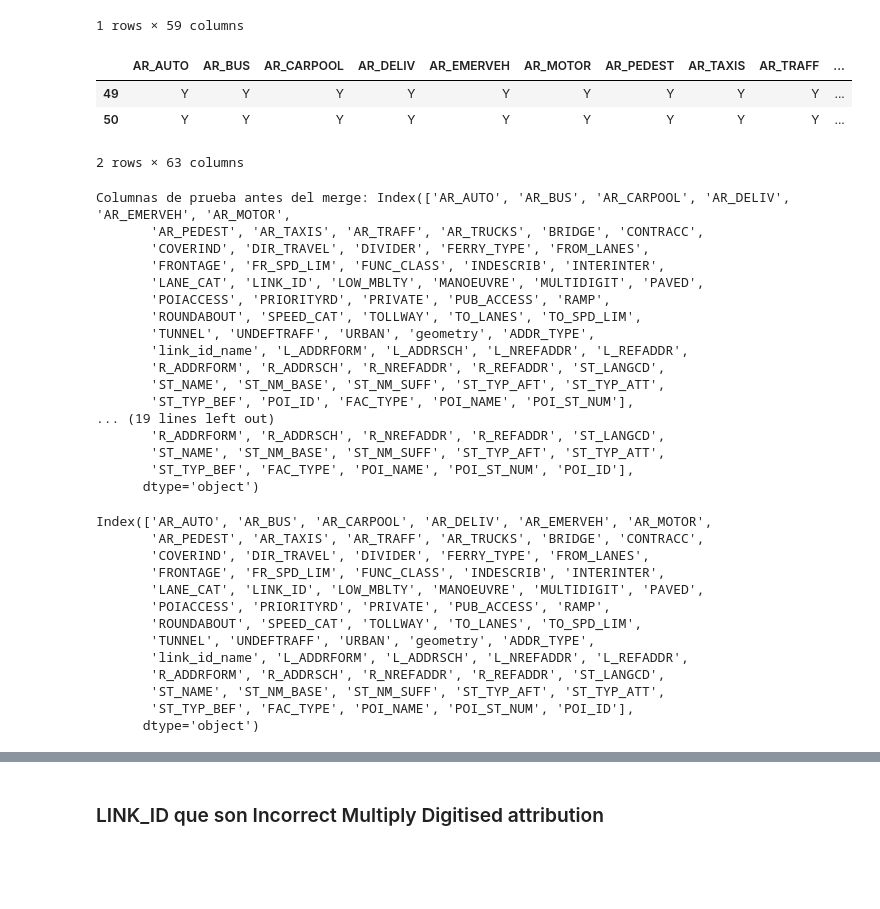
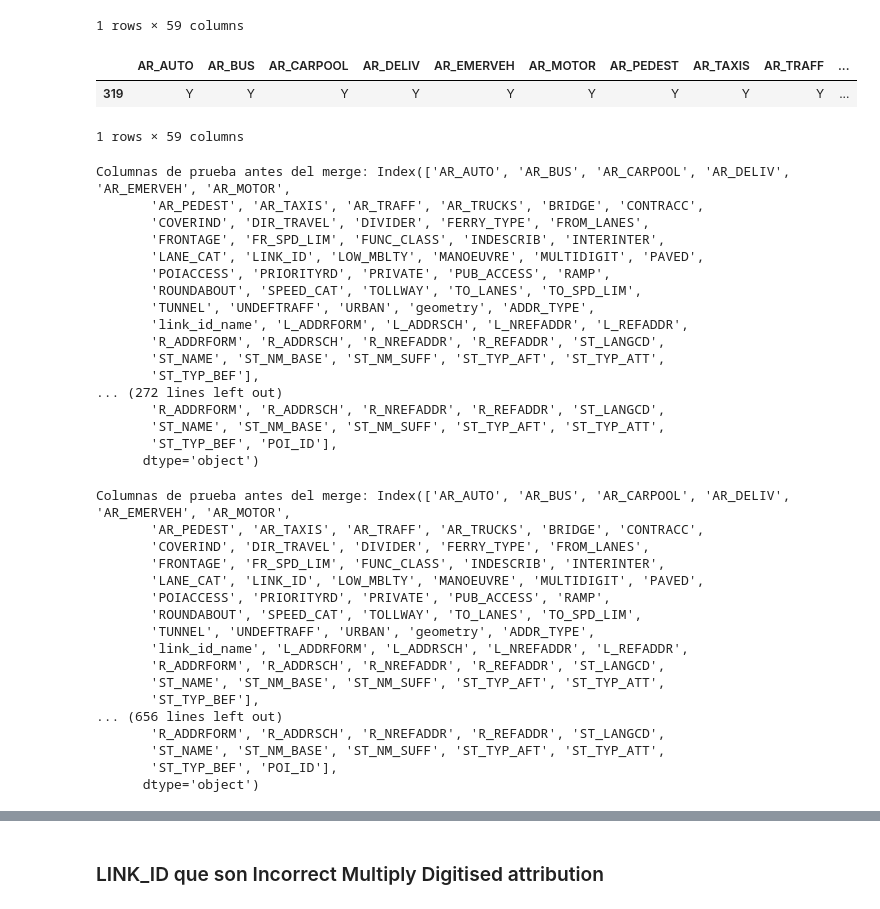
Before and after one commit to nachooglpz/Guadalahacks, a Jupyter notebook: datos_potaxie.ipynb, the cells around one changed output, grey strips where cells are left out. Cells and saved outputs as stored; diff of their text form; code cells hidden in the pictures; blank space fills up the shorter version.

```diff
--- a/datos_potaxie.ipynb
+++ b/datos_potaxie.ipynb
@@ -113,5 +113,7 @@ Index(['AR_AUTO', 'AR_BUS', 'AR_CARPOOL', 'AR_DELIV', 'AR_EMERVEH', 'AR_MOTOR',
 # %% [markdown]
 * para poder hacer el merge, cambiemos el nombre de link_id_info a LINK_ID (el mismo que el de pois)
 # %%
-df_4815075.rename(columns = {"link_id_info": "LINK_ID"}, inplace= True)
+# df_4815075.rename(columns = {"link_id_info": "LINK_ID"}, inplace= True)
+for sec in seccions:
+    merged_dict[sec].rename(columns = {"link_id_info": "LINK_ID"}, inplace= True)
 # %%
@@ -124,4 +126,7 @@ Name: count, dtype: int64
 # %%
 # lets just keep with the links which are multidigit == Y for each data
 df_4815075 = df_4815075[df_4815075["MULTIDIGIT"] == "Y"]
+
+for sec in seccions:
+    merged_dict[sec] = merged_dict[sec][merged_dict[sec]["MULTIDIGIT"] == "Y"]
 # %%
@@ -177,33 +217,31 @@ prueba = df_4815075.merge(df_pois_4815075, on="LINK_ID", how="left")
 # %%
-prueba[prueba["LINK_ID"] == 702722866]
+merged_dict[4815075][merged_dict[4815075]["LINK_ID"] == 702722866]
 # %% [output]
 |  | AR_AUTO | AR_BUS | AR_CARPOOL | AR_DELIV | AR_EMERVEH | AR_MOTOR | AR_PEDEST | AR_TAXIS | AR_TRAFF | ... |
-| 49 | Y | Y | Y | Y | Y | Y | Y | Y | Y | ... |
-| 50 | Y | Y | Y | Y | Y | Y | Y | Y | Y | ... |
+| 319 | Y | Y | Y | Y | Y | Y | Y | Y | Y | ... |
-2 rows × 63 columns
+1 rows × 59 columns
 # %%
-prueba.columns
+for sec in seccions:
+    # Carga el archivo con los POIs
+    poi_link_data = pd.read_csv(rf'{route}POIs/POI_{sec}.csv')
 
-# Carga el archivo con los POIs
-poi_link_data = pd.read_csv(rf'{route}POIs/POI_4815075.csv')
+    # Verifica las columnas de ambos DataFrames
+    print("Columnas de prueba antes del merge:", merged_dict[sec].columns)
+    print("Columnas de poi_link_data:", poi_link_data.columns)
 
-# Verifica las columnas de ambos DataFrames
-print("Columnas de prueba antes del merge:", prueba.columns)
-print("Columnas de poi_link_data:", poi_link_data.columns)
+    # Renombra o elimina la columna conflictiva en 'prueba' si existe
+    if "POI_ID" in merged_dict[sec].columns:
+        merged_dict[sec] = merged_dict[sec].drop(columns=["POI_ID"])  # Elimina la columna conflictiva
 
-# Renombra o elimina la columna conflictiva en 'prueba' si existe
-if "POI_ID" in prueba.columns:
-    prueba = prueba.drop(columns=["POI_ID"])  # Elimina la columna conflictiva
+    # Realiza el merge con un subconjunto de columnas
+    merged_dict[sec] = merged_dict[sec].merge(poi_link_data[["LINK_ID", "POI_ID"]], on="LINK_ID", how="left")
 
-# Realiza el merge con un subconjunto de columnas
-prueba = prueba.merge(poi_link_data[["LINK_ID", "POI_ID"]], on="LINK_ID", how="left")
+    # Verifica las columnas después del merge
+    print("Columnas después del merge:", merged_dict[sec].columns)
 
-# Verifica las columnas después del merge
-print("Columnas después del merge:", prueba.columns)
-
-# Filtra para dejar solo los LINK_IDs que tienen al menos un POI_ID
-prueba = prueba[prueba["POI_ID"].notnull()]
-prueba.columns
+    # Filtra para dejar solo los LINK_IDs que tienen al menos un POI_ID
+    merged_dict[sec] = merged_dict[sec][merged_dict[sec]["POI_ID"].notnull()]
+    print(merged_dict[sec].columns)
 # %% [output]
 Columnas de prueba antes del merge: Index(['AR_AUTO', 'AR_BUS', 'AR_CARPOOL', 'AR_DELIV', 'AR_EMERVEH', 'AR_MOTOR',
        'AR_PEDEST', 'AR_TAXIS', 'AR_TRAFF', 'AR_TRUCKS', 'BRIDGE', 'CONTRACC',
@@ -216,13 +254,13 @@ Columnas de prueba antes del merge: Index(['AR_AUTO', 'AR_BUS', 'AR_CARPOOL', 'A
        'link_id_name', 'L_ADDRFORM', 'L_ADDRSCH', 'L_NREFADDR', 'L_REFADDR',
        'R_ADDRFORM', 'R_ADDRSCH', 'R_NREFADDR', 'R_REFADDR', 'ST_LANGCD',
        'ST_NAME', 'ST_NM_BASE', 'ST_NM_SUFF', 'ST_TYP_AFT', 'ST_TYP_ATT',
-       'ST_TYP_BEF', 'POI_ID', 'FAC_TYPE', 'POI_NAME', 'POI_ST_NUM'],
-... (19 lines left out)
+       'ST_TYP_BEF'],
+... (272 lines left out)
        'R_ADDRFORM', 'R_ADDRSCH', 'R_NREFADDR', 'R_REFADDR', 'ST_LANGCD',
        'ST_NAME', 'ST_NM_BASE', 'ST_NM_SUFF', 'ST_TYP_AFT', 'ST_TYP_ATT',
-       'ST_TYP_BEF', 'FAC_TYPE', 'POI_NAME', 'POI_ST_NUM', 'POI_ID'],
+       'ST_TYP_BEF', 'POI_ID'],
       dtype='object')
-Index(['AR_AUTO', 'AR_BUS', 'AR_CARPOOL', 'AR_DELIV', 'AR_EMERVEH', 'AR_MOTOR',
+Columnas de prueba antes del merge: Index(['AR_AUTO', 'AR_BUS', 'AR_CARPOOL', 'AR_DELIV', 'AR_EMERVEH', 'AR_MOTOR',
        'AR_PEDEST', 'AR_TAXIS', 'AR_TRAFF', 'AR_TRUCKS', 'BRIDGE', 'CONTRACC',
        'COVERIND', 'DIR_TRAVEL', 'DIVIDER', 'FERRY_TYPE', 'FROM_LANES',
        'FRONTAGE', 'FR_SPD_LIM', 'FUNC_CLASS', 'INDESCRIB', 'INTERINTER',
@@ -233,7 +271,11 @@ Index(['AR_AUTO', 'AR_BUS', 'AR_CARPOOL', 'AR_DELIV', 'AR_EMERVEH', 'AR_MOTOR',
        'link_id_name', 'L_ADDRFORM', 'L_ADDRSCH', 'L_NREFADDR', 'L_REFADDR',
        'R_ADDRFORM', 'R_ADDRSCH', 'R_NREFADDR', 'R_REFADDR', 'ST_LANGCD',
        'ST_NAME', 'ST_NM_BASE', 'ST_NM_SUFF', 'ST_TYP_AFT', 'ST_TYP_ATT',
-       'ST_TYP_BEF', 'FAC_TYPE', 'POI_NAME', 'POI_ST_NUM', 'POI_ID'],
+       'ST_TYP_BEF'],
+... (656 lines left out)
+       'R_ADDRFORM', 'R_ADDRSCH', 'R_NREFADDR', 'R_REFADDR', 'ST_LANGCD',
+       'ST_NAME', 'ST_NM_BASE', 'ST_NM_SUFF', 'ST_TYP_AFT', 'ST_TYP_ATT',
+       'ST_TYP_BEF', 'POI_ID'],
       dtype='object')
 # %%
 from shapely.geometry import LineString
```
Also changed, not shown: parts of 11 cells of this notebook.
